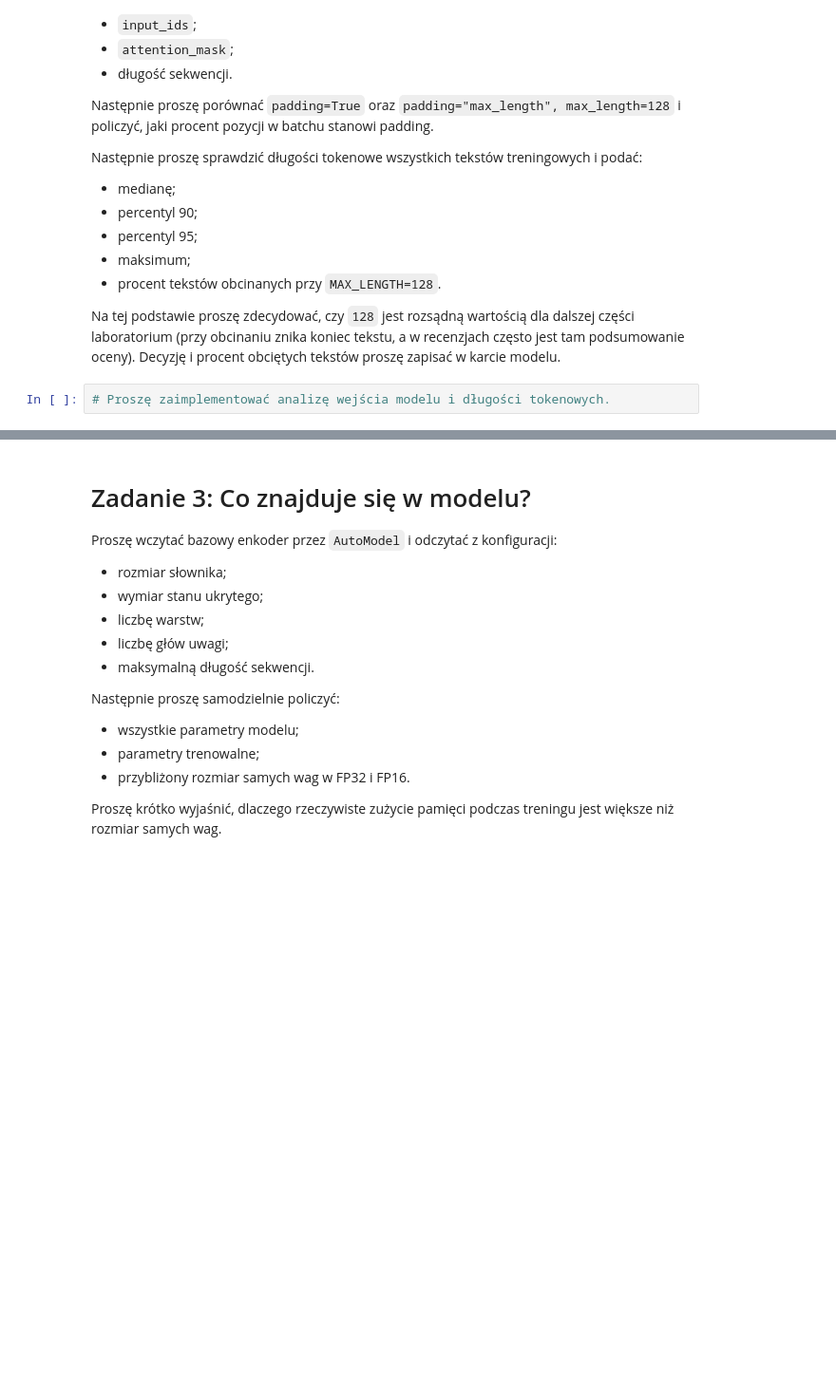
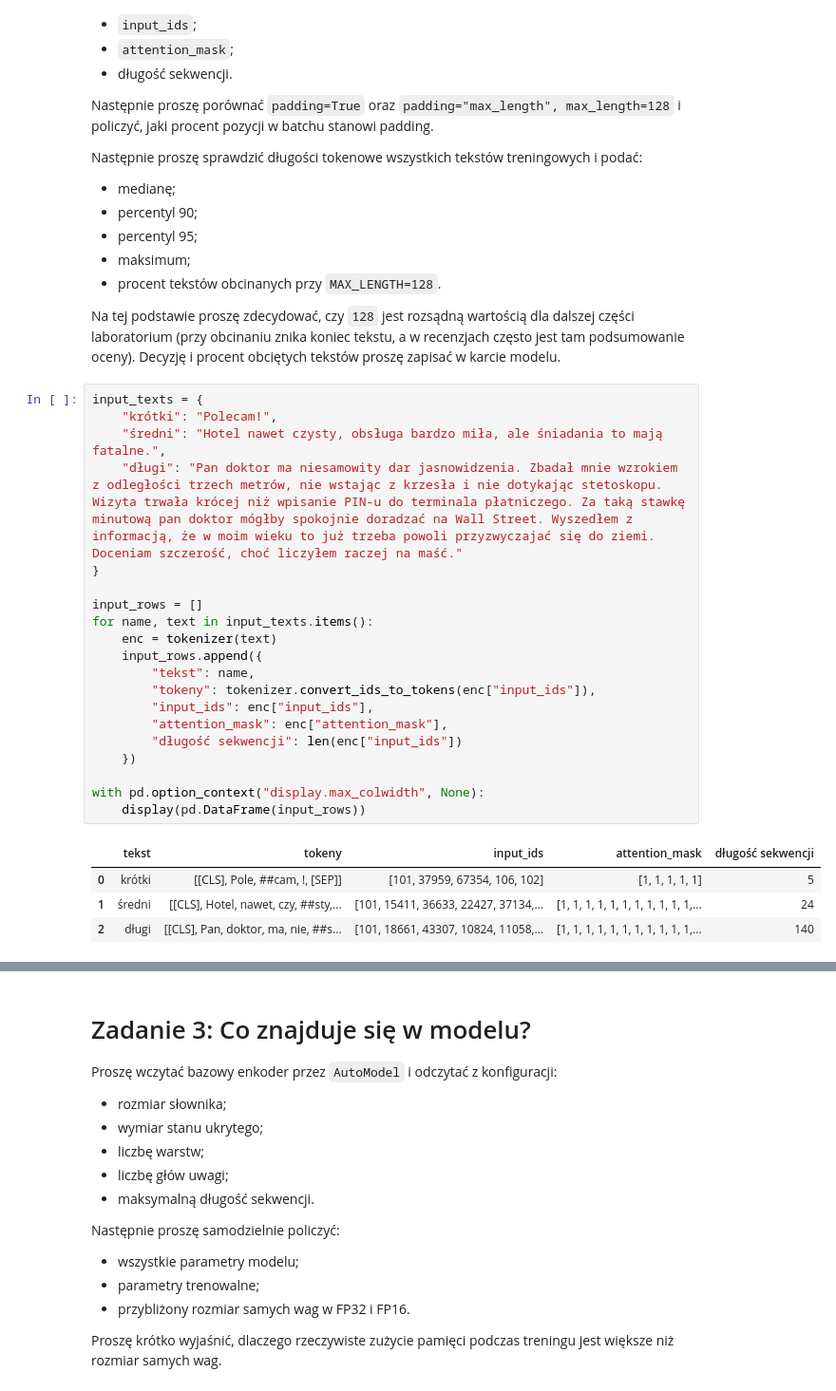
Before and after one commit to Monnkes/nlp, a Jupyter notebook: 004_Transformer_as_a_Model.ipynb, the cells around one changed output, grey strips where cells are left out. Shown at 95% size. Drawn from its saved outputs; the diff is of its cells as text; blank space fills up the shorter version.

```diff
--- a/004_Transformer_as_a_Model.ipynb
+++ b/004_Transformer_as_a_Model.ipynb
@@ -282,5 +298,28 @@ Następnie proszę sprawdzić długości tokenowe wszystkich tekstów treningowy
 - procent tekstów obcinanych przy `MAX_LENGTH=128`.
 
 Na tej podstawie proszę zdecydować, czy `128` jest rozsądną wartością dla dalszej części laboratorium (przy obcinaniu znika koniec tekstu, a w recenzjach często jest tam podsumowanie oceny). Decyzję i procent obciętych tekstów proszę zapisać w karcie modelu.
-# %%
-# Proszę zaimplementować analizę wejścia modelu i długości tokenowych.
+# %%
+input_texts = {
+    "krótki": "Polecam!",
+    "średni": "Hotel nawet czysty, obsługa bardzo miła, ale śniadania to mają fatalne.",
+    "długi": "Pan doktor ma niesamowity dar jasnowidzenia. Zbadał mnie wzrokiem z odległości trzech metrów, nie wstając z krzesła i nie dotykając stetoskopu. Wizyta trwała krócej niż wpisanie PIN-u do terminala płatniczego. Za taką stawkę minutową pan doktor mógłby spokojnie doradzać na Wall Street. Wyszedłem z informacją, że w moim wieku to już trzeba powoli przyzwyczajać się do ziemi. Doceniam szczerość, choć liczyłem raczej na maść."
+}
+
+input_rows = []
+for name, text in input_texts.items():
+    enc = tokenizer(text)
+    input_rows.append({
+        "tekst": name,
+        "tokeny": tokenizer.convert_ids_to_tokens(enc["input_ids"]),
+        "input_ids": enc["input_ids"],
+        "attention_mask": enc["attention_mask"],
+        "długość sekwencji": len(enc["input_ids"])
+    })
+
+with pd.option_context("display.max_colwidth", None):
+    display(pd.DataFrame(input_rows))
+# %% [output]
+|  | tekst | tokeny | input_ids | attention_mask | długość sekwencji |
+| 0 | krótki | [[CLS], Pole, ##cam, !, [SEP]] | [101, 37959, 67354, 106, 102] | [1, 1, 1, 1, 1] | 5 |
+| 1 | średni | [[CLS], Hotel, nawet, czy, ##sty,... | [101, 15411, 36633, 22427, 37134,... | [1, 1, 1, 1, 1, 1, 1, 1, 1, 1, 1,... | 24 |
+| 2 | długi | [[CLS], Pan, doktor, ma, nie, ##s... | [101, 18661, 43307, 10824, 11058,... | [1, 1, 1, 1, 1, 1, 1, 1, 1, 1, 1,... | 140 |
```
Also changed, not shown: parts of 17 cells of this notebook.
